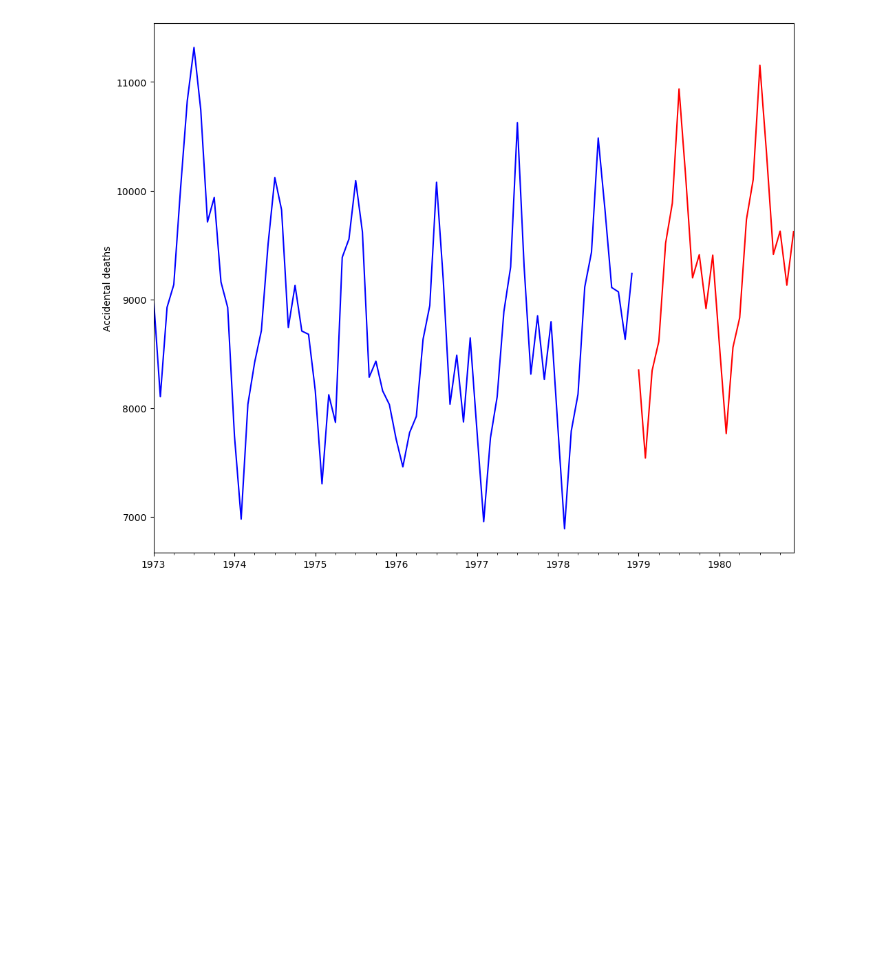
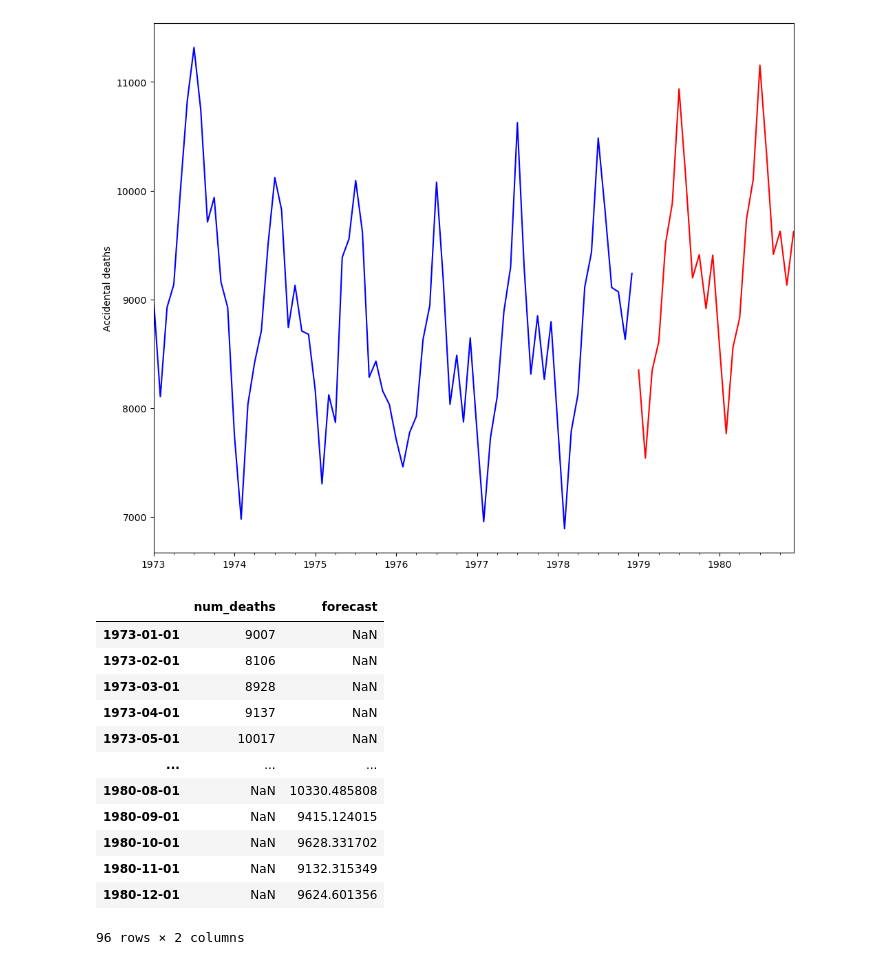
Before and after one commit to egorgrinevich/TMS_projects, a Jupyter notebook: Lesson_38/Lesson 38-2.ipynb, the cells around one changed output. Cells and saved outputs as stored; diff of their text form; code cells hidden in the pictures; blank space fills up the shorter version.

```diff
--- a/Lesson_38/Lesson 38-2.ipynb
+++ b/Lesson_38/Lesson 38-2.ipynb
@@ -217,3 +211,19 @@ deaths2['forecast'].plot(color='r')
 plt.ylabel('Accidental deaths');
 # %% [output]
 [figure]
+# %%
+deaths2
+# %% [output]
+|  | num_deaths | forecast |
+| 1973-01-01 | 9007 | NaN |
+| 1973-02-01 | 8106 | NaN |
+| 1973-03-01 | 8928 | NaN |
+| 1973-04-01 | 9137 | NaN |
+| 1973-05-01 | 10017 | NaN |
+| ... | ... | ... |
+| 1980-08-01 | NaN | 10330.485808 |
+| 1980-09-01 | NaN | 9415.124015 |
+| 1980-10-01 | NaN | 9628.331702 |
+| 1980-11-01 | NaN | 9132.315349 |
+| 1980-12-01 | NaN | 9624.601356 |
+96 rows × 2 columns
```
Also changed, not shown: parts of 3 cells of this notebook, 3 other files.
